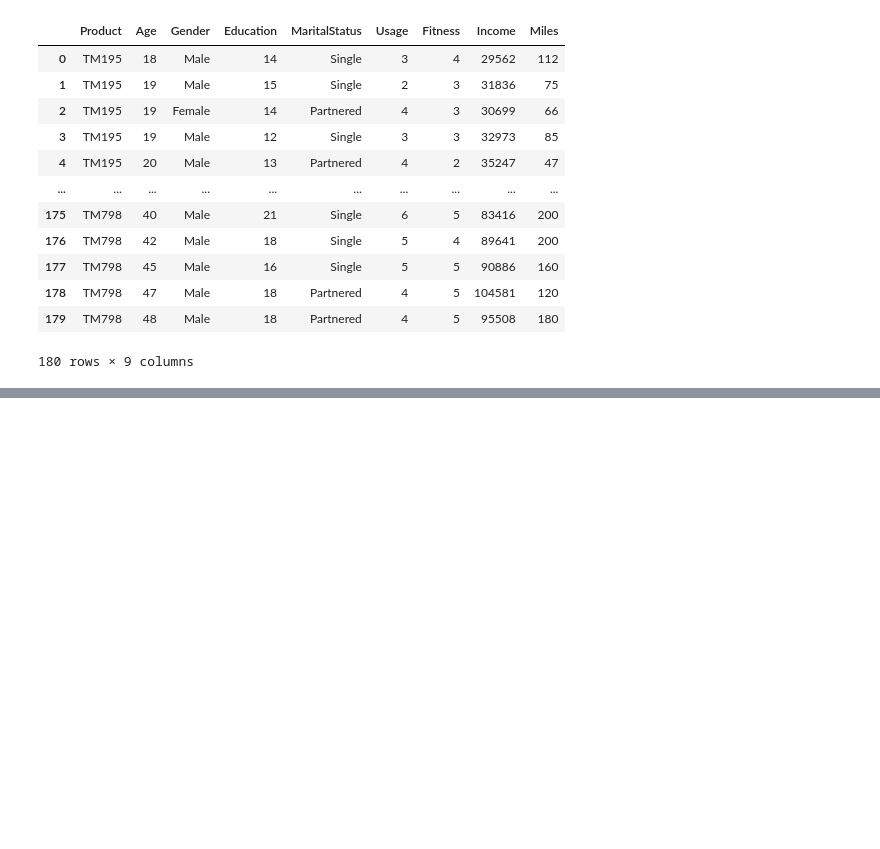
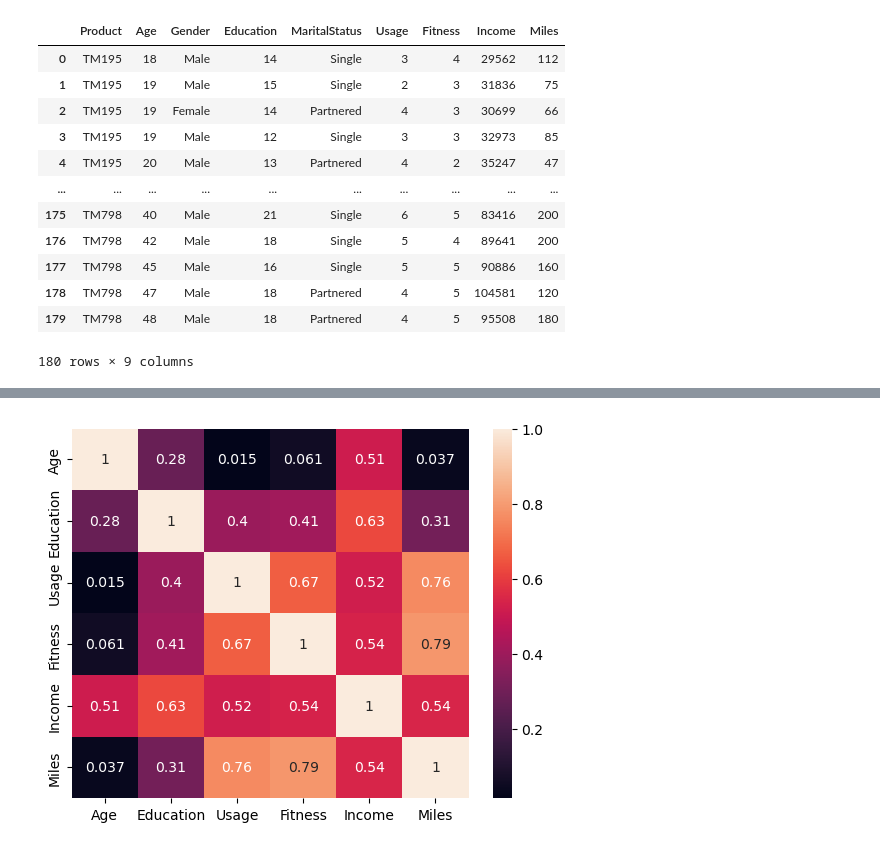
Before and after one commit to zypher-4/mit-adsp, a Jupyter notebook: Week 1/First Casestudy.ipynb, the cells around one changed output, grey strips where cells are left out. Saved outputs shown, nothing was run; the diff lists cells and outputs as text; code cells hidden in the pictures; blank space fills up the shorter version.

```diff
--- a/Week 1/First Casestudy.ipynb
+++ b/Week 1/First Casestudy.ipynb
@@ -23,0 +127,4 @@ df
+# %%
+sns.heatmap(df.corr(numeric_only=True), annot=True);
+# %% [output]
+[figure, added]
```
Also changed, not shown: parts of 14 cells of this notebook, 8 other files.
